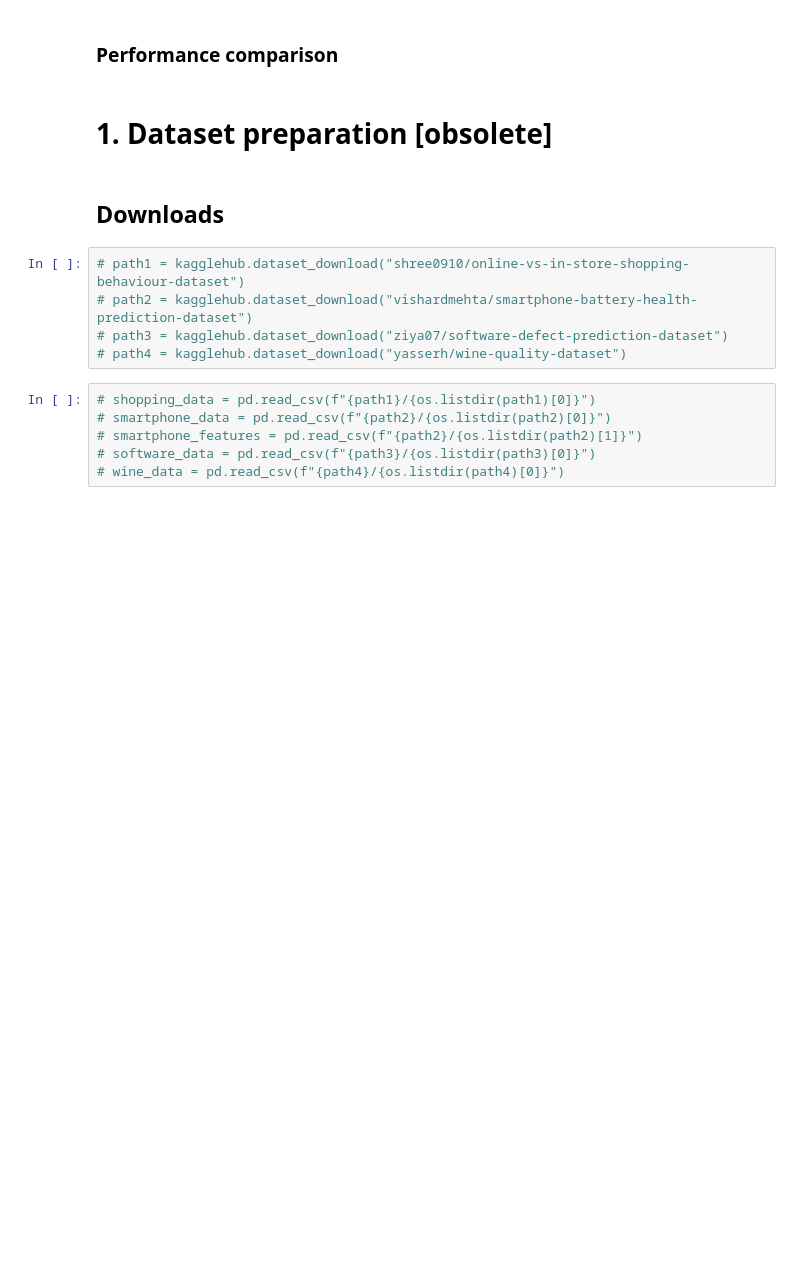
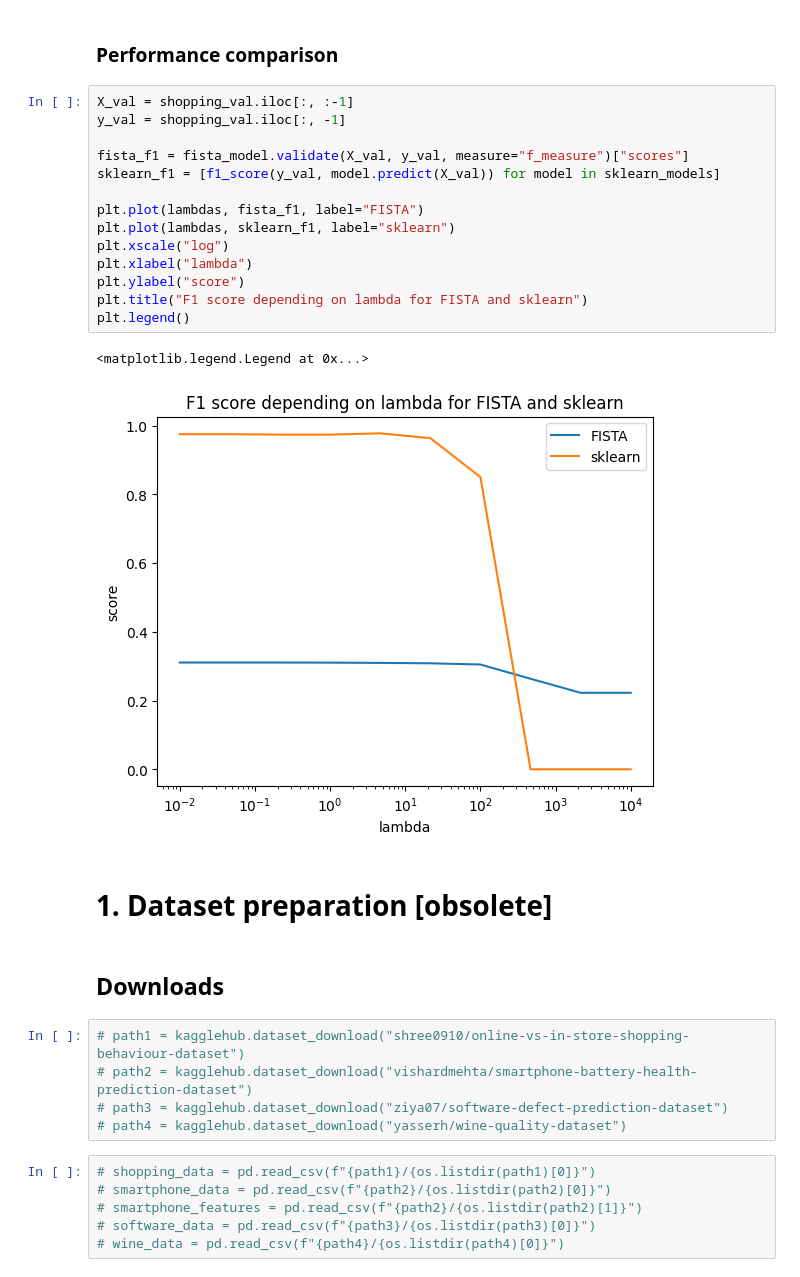
Before and after one commit to zochowskitomasz/AML_project, a Jupyter notebook: AMLpro1.ipynb, the cells around one changed output. Drawn from its saved outputs; the diff is of its cells as text; blank space fills up the shorter version.

```diff
--- a/AMLpro1.ipynb
+++ b/AMLpro1.ipynb
@@ -193,5 +138,22 @@ fig.tight_layout()
 # %% [markdown]
 ### Performance comparison
+# %%
+X_val = shopping_val.iloc[:, :-1]
+y_val = shopping_val.iloc[:, -1]
+
+fista_f1 = fista_model.validate(X_val, y_val, measure="f_measure")["scores"]
+sklearn_f1 = [f1_score(y_val, model.predict(X_val)) for model in sklearn_models]
+
+plt.plot(lambdas, fista_f1, label="FISTA")
+plt.plot(lambdas, sklearn_f1, label="sklearn")
+plt.xscale("log")
+plt.xlabel("lambda")
+plt.ylabel("score")
+plt.title("F1 score depending on lambda for FISTA and sklearn")
+plt.legend()
+# %% [output]
+<matplotlib.legend.Legend at 0x...>
+[figure, added]
 # %% [markdown]
 # 1. Dataset preparation [obsolete]
 # %% [markdown]
```
Also changed, not shown: parts of 11 cells of this notebook.
